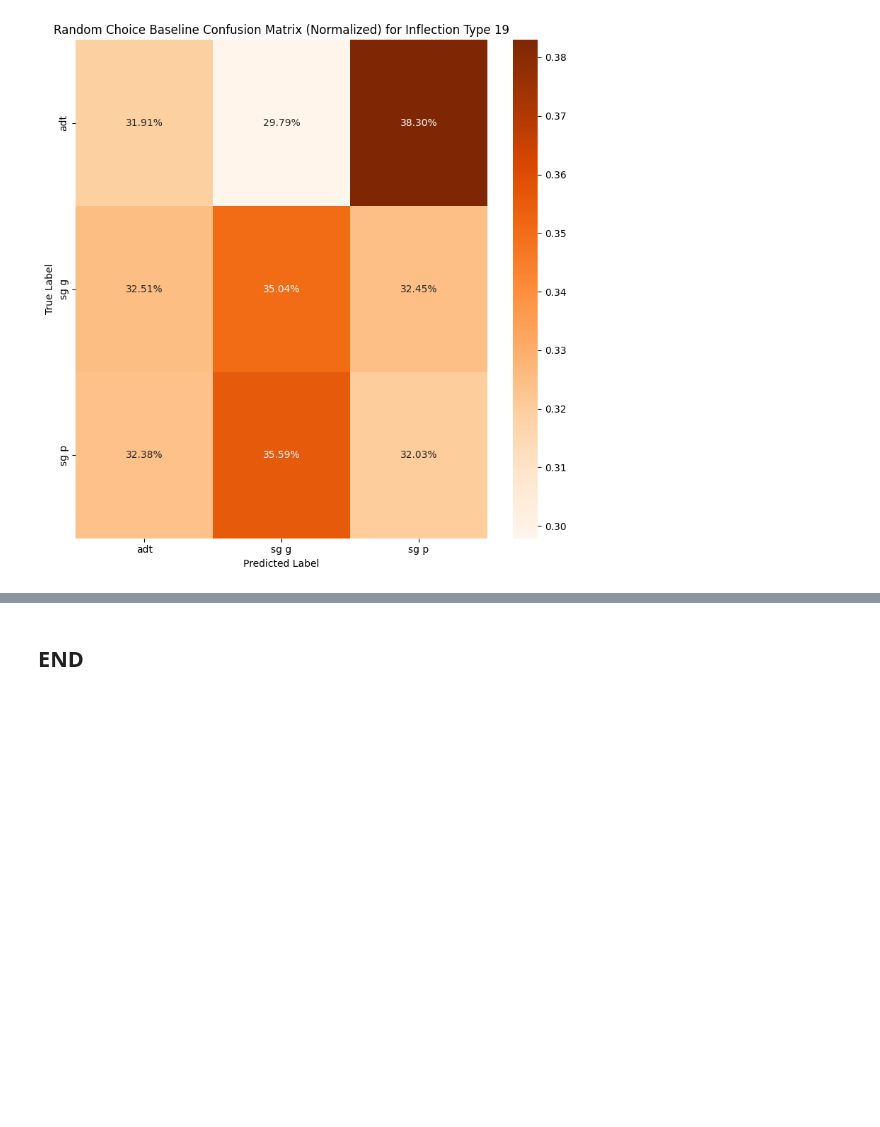
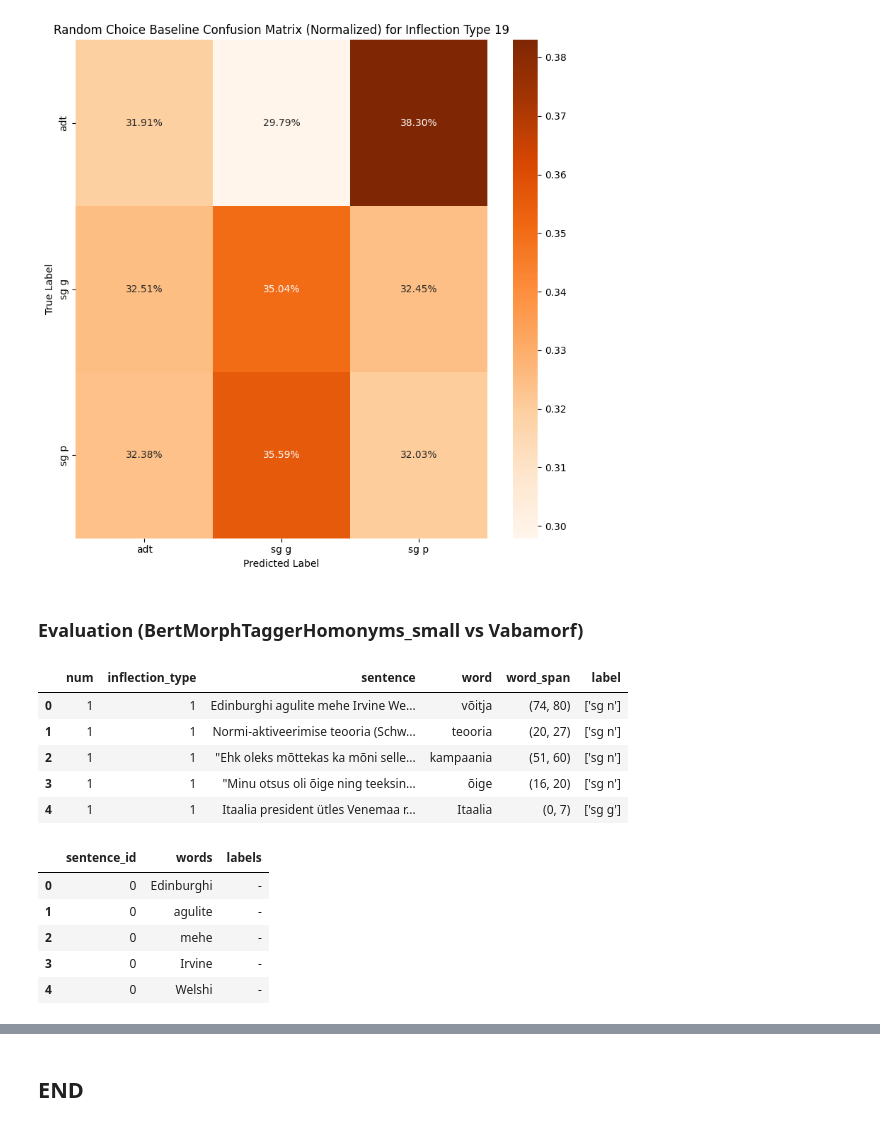
Before and after one commit to SanderSaska/EstNLTK_model_training, a Jupyter notebook: notebooks/homonyms_compare_vabamorf.ipynb, the cells around one changed output, grey strips where cells are left out. Drawn from its saved outputs; the diff is of its cells as text; code cells hidden in the pictures; blank space fills up the shorter version.

```diff
--- a/notebooks/homonyms_compare_vabamorf.ipynb
+++ b/notebooks/homonyms_compare_vabamorf.ipynb
@@ -1196,3 +1196,5 @@ for baseline, name in [
 [figure]
 [figure]
 [figure]
+# %% [markdown]
+### Evaluation (BertMorphTaggerHomonyms_small vs Vabamorf)
@@ -1198,0 +1213,16 @@ for baseline, name in [
+# %%
+display(overall_df.head())
+display(test_df.head())
+# %% [output]
+|  | num | inflection_type | sentence | word | word_span | label |
+| 0 | 1 | 1 | Edinburghi agulite mehe Irvine We... | võitja | (74, 80) | ['sg n'] |
+| 1 | 1 | 1 | Normi-aktiveerimise teooria (Schw... | teooria | (20, 27) | ['sg n'] |
+| 2 | 1 | 1 | "Ehk oleks mõttekas ka mõni selle... | kampaania | (51, 60) | ['sg n'] |
+| 3 | 1 | 1 | "Minu otsus oli õige ning teeksin... | õige | (16, 20) | ['sg n'] |
+| 4 | 1 | 1 | Itaalia president ütles Venemaa r... | Itaalia | (0, 7) | ['sg g'] |
+|  | sentence_id | words | labels |
+| 0 | 0 | Edinburghi | - |
+| 1 | 0 | agulite | - |
+| 2 | 0 | mehe | - |
+| 3 | 0 | Irvine | - |
+| 4 | 0 | Welshi | - |
```
Also changed, not shown: parts of 11 cells of this notebook.
